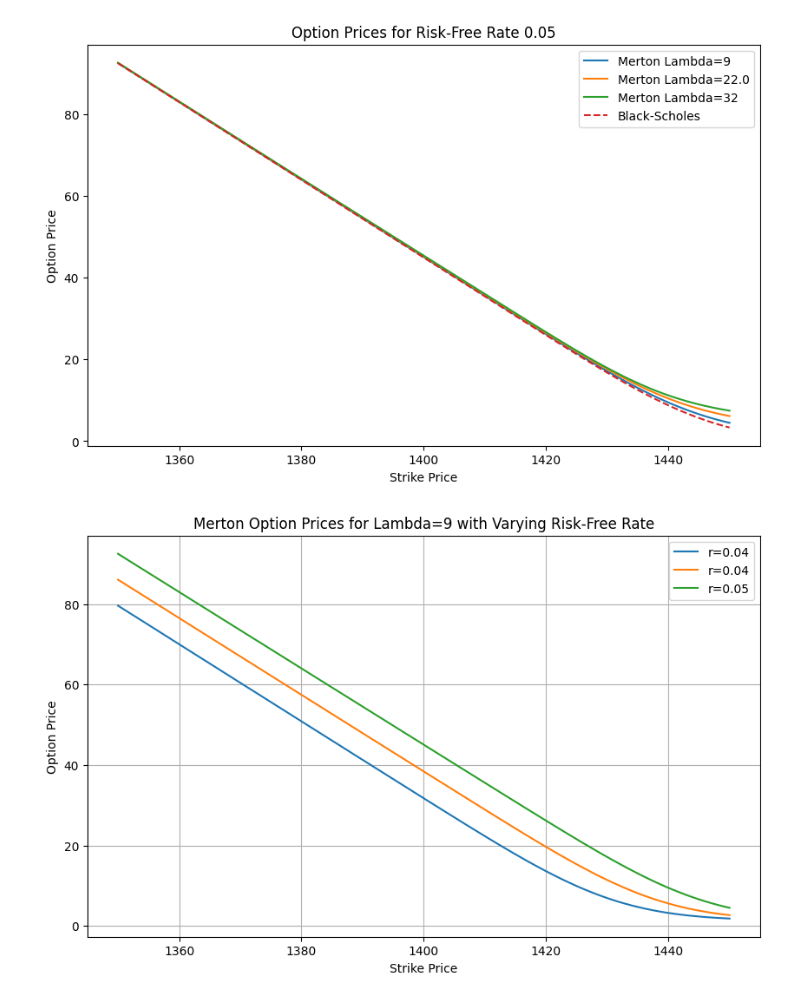
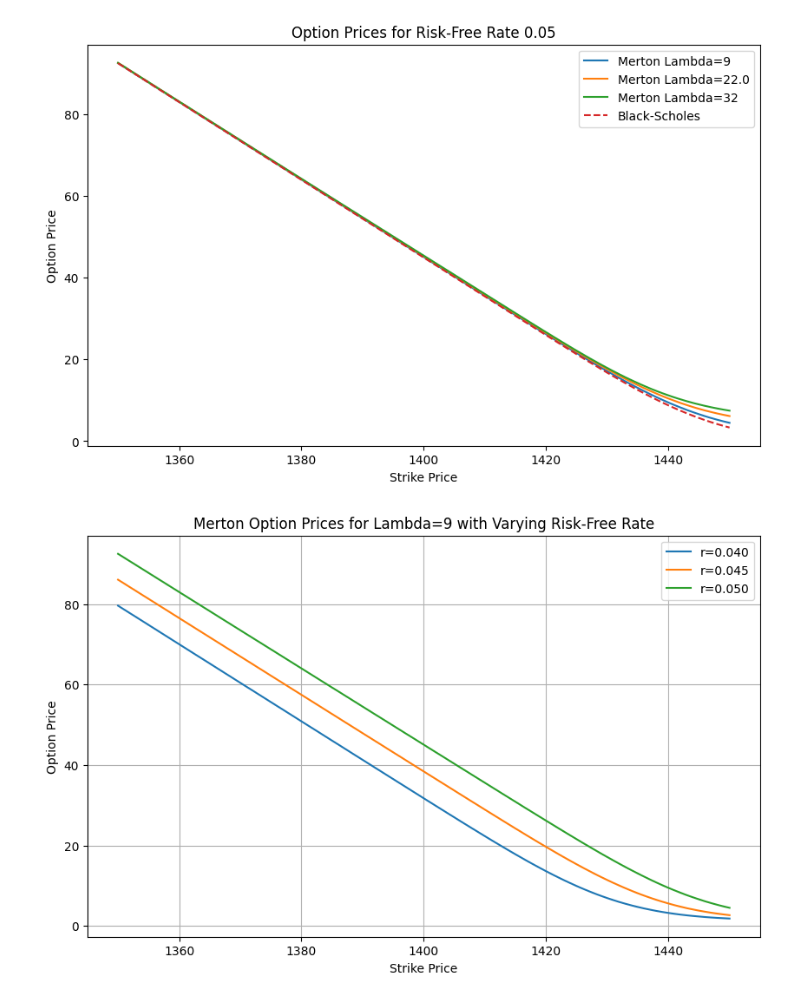
Before and after one commit to angiellanos/Merton_con_procesos_difusi-n_con_saltos, a Jupyter notebook: Modelos_de_Merton_con_saltos.ipynb, the cells around one changed output. Drawn from its saved outputs; the diff is of its cells as text; code cells hidden in the pictures.

```diff
--- a/Modelos_de_Merton_con_saltos.ipynb
+++ b/Modelos_de_Merton_con_saltos.ipynb
@@ -608,29 +608,29 @@ for r in r_values:
 # %%
 import matplotlib.pyplot as plt
 import pandas as pd
 
 # Suponemos que df_resultsln ya existe y contiene los datos necesarios
 # Debes asegurarte de que 'Lambda' y 'Risk-Free Rate' estén correctamente definidos en el DataFrame
 
 lambda_fixed = lambda_values[0]  # El valor de lambda que queremos fijar
 
 # Crear una figura para la gráfica
 plt.figure(figsize=(10, 6))
 
 # Filtrar por lambda específico y graficar para cada tasa de interés
 for r in r_values:
     subset = df_resultsln[(df_resultsln['Lambda'] == lambda_fixed) & (df_resultsln['Risk-Free Rate'] == r)]
-    plt.plot(subset['Strike'], subset['Merton Option Price'], label=f'r={r:.2f}')
+    plt.plot(subset['Strike'], subset['Merton Option Price'], label=f'r={r:.3f}')
 
 # Detalles del gráfico
 plt.xlabel('Strike Price')
 plt.ylabel('Option Price')
 plt.title(f'Merton Option Prices for Lambda={lambda_fixed} with Varying Risk-Free Rate')
 plt.legend()
 plt.grid(True)  # Opcional, añade una cuadrícula para mejor visualización
 plt.show()
 # %% [output]
-[figure, old version]
+[figure, new version]
 # %%
 # Graficar el precio de la opción respecto del precio del activo subyacente
 S_values = np.linspace(1000, 2000, 1000)  # Rango de precios del activo subyacente
```
Also changed, not shown: parts of 1 cell of this notebook.
